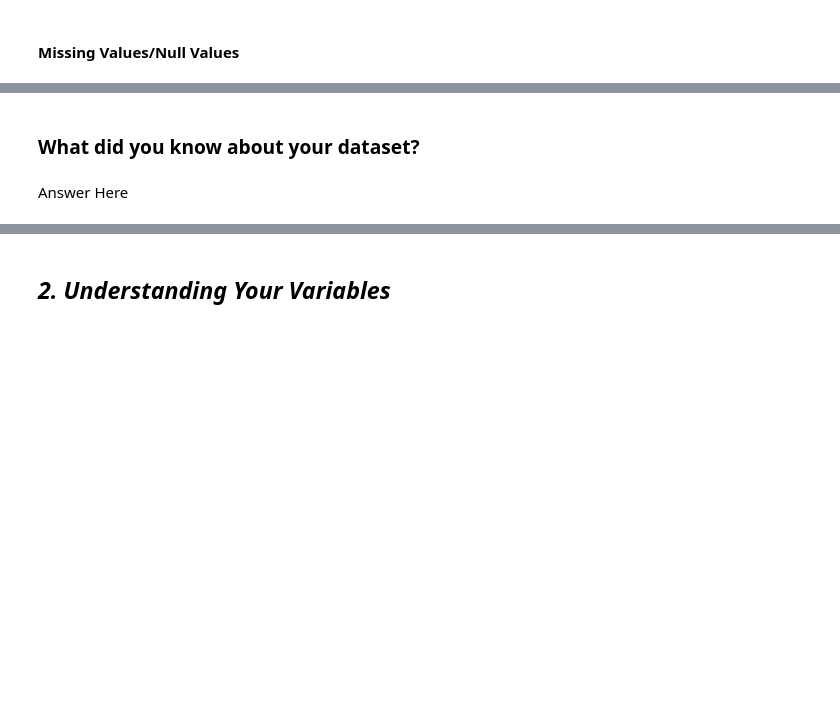
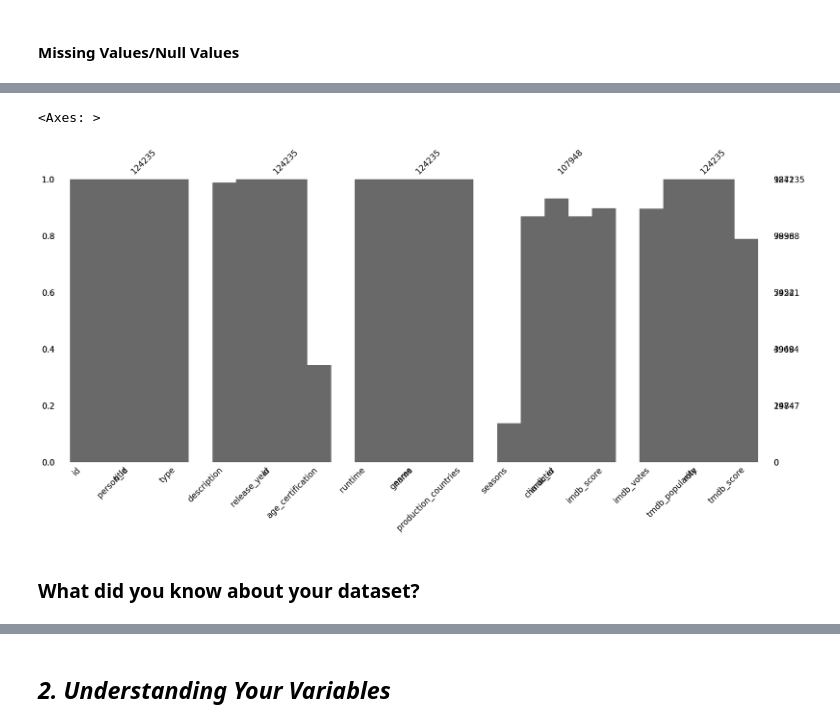
Before and after one commit to Shanmuganathan2004/Labmentix-Internship, a Jupyter notebook: WEEK-2/ML-week2-submission.ipynb, the cells around one changed output, grey strips where cells are left out. Saved outputs shown, nothing was run; the diff lists cells and outputs as text; code cells hidden in the pictures; blank space fills up the shorter version.

```diff
--- a/WEEK-2/ML-week2-submission.ipynb
+++ b/WEEK-2/ML-week2-submission.ipynb
@@ -131,5 +131,5 @@ import missingno as msno
 ### Dataset Loading
 # %%
 # Load datasets
-titles_df = pd.read_csv('/mnt/data/titles.csv')
-credits_df = pd.read_csv('/mnt/data/credits.csv')
+titles_df = pd.read_csv('titles.csv')
+credits_df = pd.read_csv('credits.csv')
@@ -164,6 +214,9 @@ display(credits_df.head())
 # %%
 # Visualizing the missing values
+msno.bar(titles_df)
+msno.bar(credits_df)
+# %% [output]
+<Axes: >
+[figure, added]
 # %% [markdown]
 ### What did you know about your dataset?
-# %% [markdown]
-Answer Here
```
Also changed, not shown: parts of 40 cells of this notebook.
